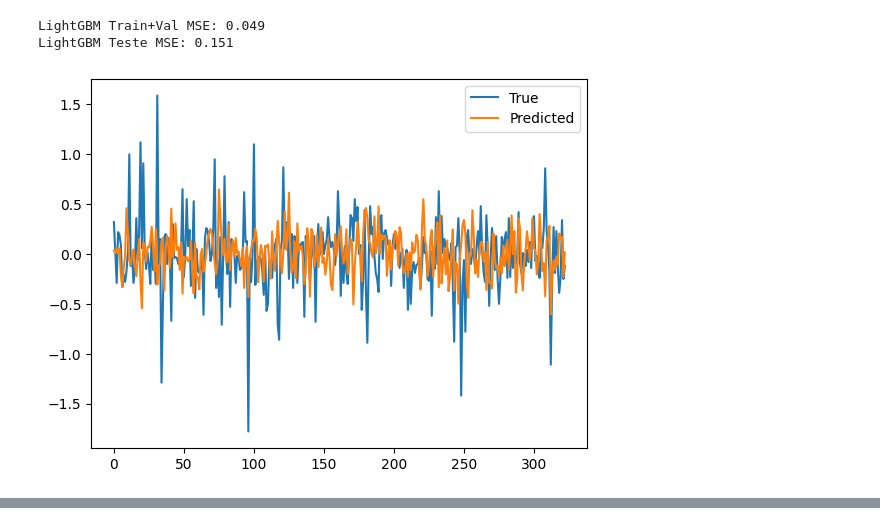
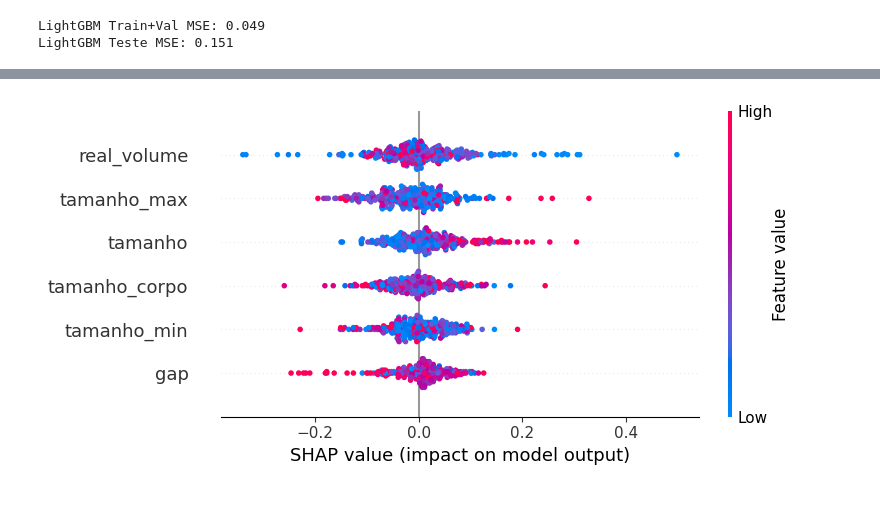
Before and after one commit to c-mmonteiro/t1-algo-feature, a Jupyter notebook: Trabaho1_MI.ipynb, the cells around one changed output, grey strips where cells are left out. Saved outputs shown, nothing was run; the diff lists cells and outputs as text; code cells hidden in the pictures.

```diff
--- a/Trabaho1_MI.ipynb
+++ b/Trabaho1_MI.ipynb
@@ -302,10 +408,10 @@ print(f'LightGBM Teste MSE: {mse:.3f}')
 # %% [output]
 LightGBM Train+Val MSE: 0.049
 LightGBM Teste MSE: 0.151
-# %%
-plt.plot(y_test.values, label='True')
-plt.plot(y_pred, label='Predicted')
-plt.legend()
-plt.show()
-# %% [output]
-[figure, removed]
+# %%
+import shap
+shap.initjs()
+explainer = shap.TreeExplainer(model)
+shap_values = explainer(X_test)
+shap.summary_plot(shap_values, X_test)
+# %% [output]
@@ -311,0 +419 @@ plt.show()
+[figure, added]
```
Also changed, not shown: parts of 22 cells of this notebook.
